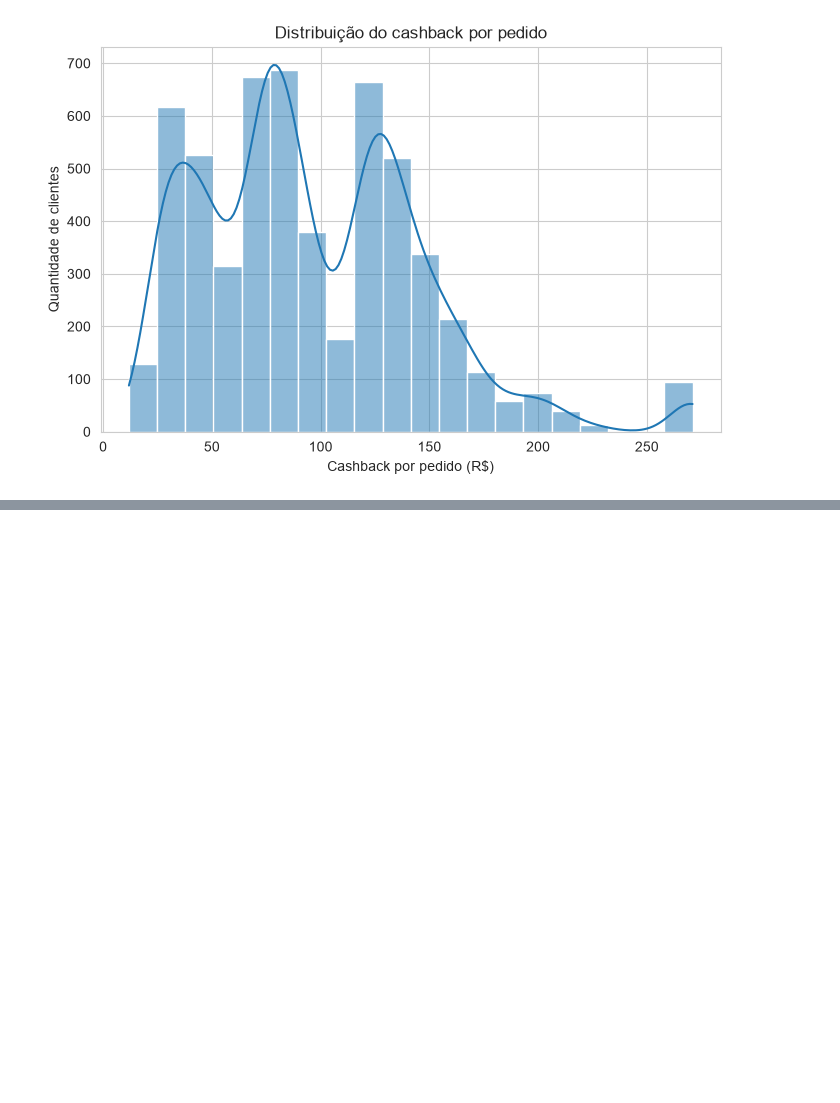
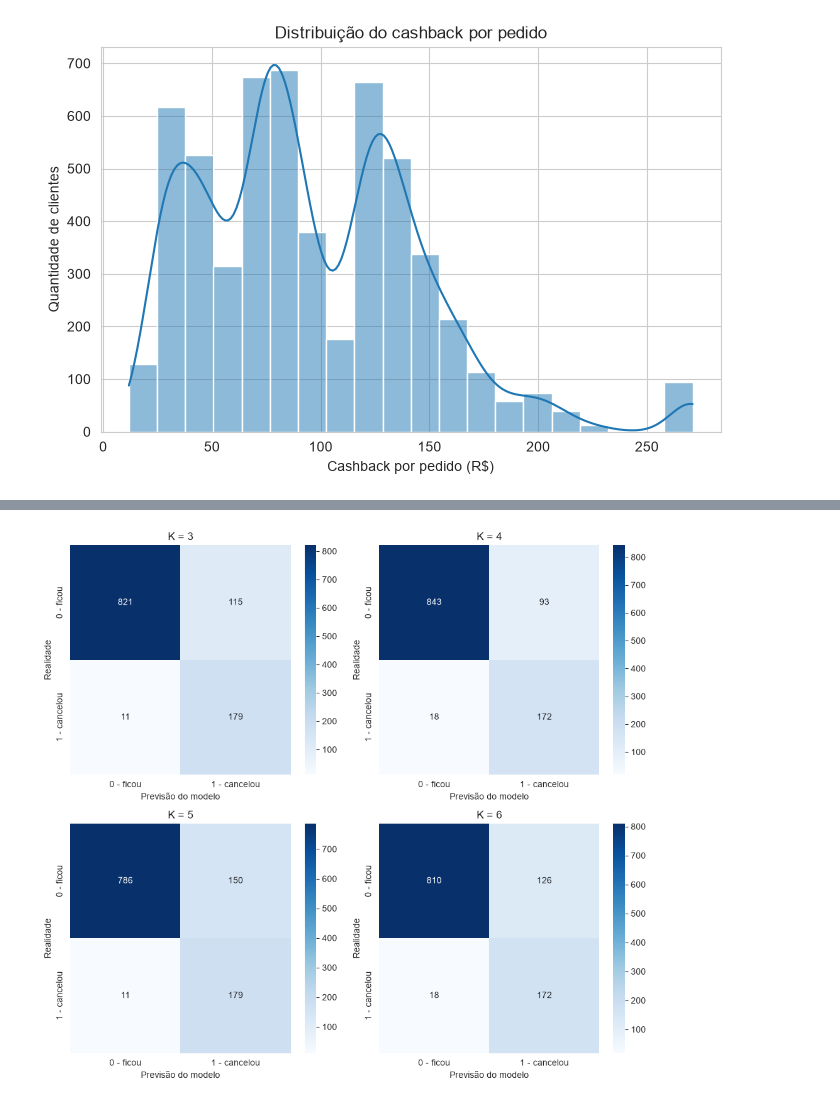
Before and after one commit to henriquetamaki-max/ML_ecommerce_churn, a Jupyter notebook: Henrique_tamaki_churn_ecommerce.ipynb, the cells around one changed output, grey strips where cells are left out. Drawn from its saved outputs; the diff is of its cells as text; code cells hidden in the pictures; blank space fills up the shorter version.

```diff
--- a/Henrique_tamaki_churn_ecommerce.ipynb
+++ b/Henrique_tamaki_churn_ecommerce.ipynb
@@ -524,0 +556,10 @@ plt.show()
+# %%
+# One-Hot Encoding: transforma cada categoria em uma coluna 0/1
+colunas_categoricas = df.select_dtypes(include="str").columns.tolist()
+print("Colunas categóricas a converter:", colunas_categoricas)
+print("Colunas antes do encoding:", df.shape[1])
+
+df = pd.get_dummies(df, columns=colunas_categoricas, drop_first=True)
+
+print("Colunas depois do encoding:", df.shape[1])
+df.head()
@@ -524,0 +629,10 @@ plt.show()
+# %%
+print("Treino antes do SMOTE:")
+print(y_train.value_counts())
+
+
+smote = SMOTE(random_state=42)
+X_train_bal, y_train_bal = smote.fit_resample(X_train, y_train)
+
+print("\nTreino depois do SMOTE:")
+print(y_train_bal.value_counts())
@@ -524,0 +843,44 @@ plt.show()
+# %%
+# Matrizes de confusão detalhadas para K = 3, 4, 5 e 6
+fig, axes = plt.subplots(2, 2, figsize=(10, 9))
+
+modelo_knn_3 = KNeighborsClassifier(n_neighbors=3)
+modelo_knn_3.fit(X_train_knn, y_train_bal)
+pred_3 = modelo_knn_3.predict(X_test_knn)
+sns.heatmap(confusion_matrix(y_test, pred_3), annot=True, fmt="d", cmap="Blues",
+            xticklabels=["0 - ficou", "1 - cancelou"], yticklabels=["0 - ficou", "1 - cancelou"], ax=axes[0, 0])
+axes[0, 0].set_title("K = 3")
+axes[0, 0].set_xlabel("Previsão do modelo")
+axes[0, 0].set_ylabel("Realidade")
+
+modelo_knn_4 = KNeighborsClassifier(n_neighbors=4)
+modelo_knn_4.fit(X_train_knn, y_train_bal)
+pred_4 = modelo_knn_4.predict(X_test_knn)
+sns.heatmap(confusion_matrix(y_test, pred_4), annot=True, fmt="d", cmap="Blues",
+            xticklabels=["0 - ficou", "1 - cancelou"], yticklabels=["0 - ficou", "1 - cancelou"], ax=axes[0, 1])
+axes[0, 1].set_title("K = 4")
+axes[0, 1].set_xlabel("Previsão do modelo")
+axes[0, 1].set_ylabel("Realidade")
+
+modelo_knn_5 = KNeighborsClassifier(n_neighbors=5)
+modelo_knn_5.fit(X_train_knn, y_train_bal)
+pred_5 = modelo_knn_5.predict(X_test_knn)
+sns.heatmap(confusion_matrix(y_test, pred_5), annot=True, fmt="d", cmap="Blues",
+            xticklabels=["0 - ficou", "1 - cancelou"], yticklabels=["0 - ficou", "1 - cancelou"], ax=axes[1, 0])
+axes[1, 0].set_title("K = 5")
+axes[1, 0].set_xlabel("Previsão do modelo")
+axes[1, 0].set_ylabel("Realidade")
+
+modelo_knn_6 = KNeighborsClassifier(n_neighbors=6)
+modelo_knn_6.fit(X_train_knn, y_train_bal)
+pred_6 = modelo_knn_6.predict(X_test_knn)
+sns.heatmap(confusion_matrix(y_test, pred_6), annot=True, fmt="d", cmap="Blues",
+            xticklabels=["0 - ficou", "1 - cancelou"], yticklabels=["0 - ficou", "1 - cancelou"], ax=axes[1, 1])
+axes[1, 1].set_title("K = 6")
+axes[1, 1].set_xlabel("Previsão do modelo")
+axes[1, 1].set_ylabel("Realidade")
+
+plt.tight_layout()
+plt.show()
+# %% [output]
+[figure, added]
```
Also changed, not shown: parts of 37 cells of this notebook.
